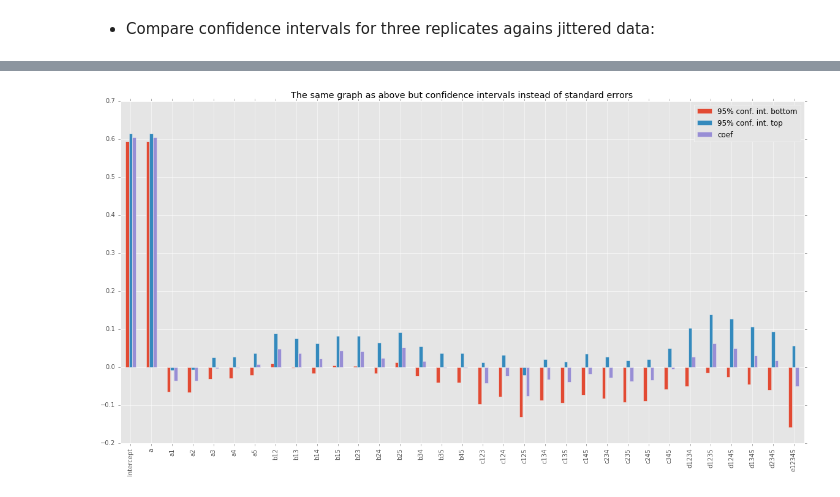
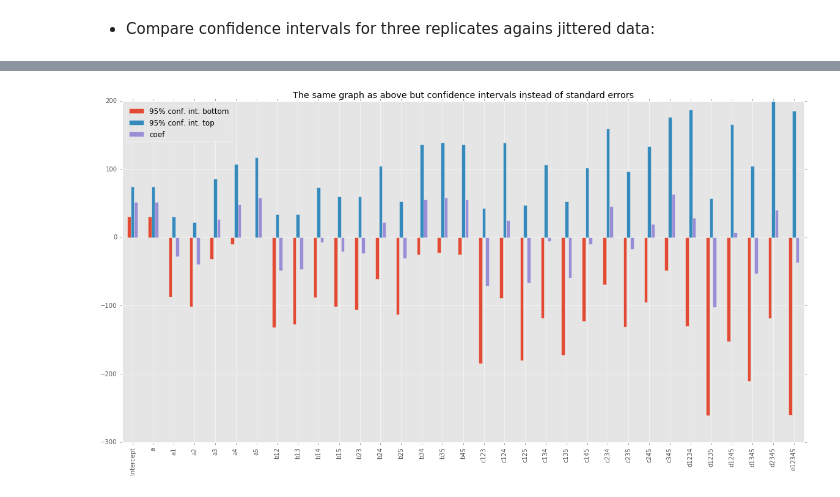
Before and after one commit to gavryushkin/microinteractions, a Jupyter notebook: taylor_lin_fit.ipynb, the cells around one changed output, grey strips where cells are left out. Drawn from its saved outputs; the diff is of its cells as text; code cells hidden in the pictures.

```diff
--- a/taylor_lin_fit.ipynb
+++ b/taylor_lin_fit.ipynb
@@ -26,7 +26,7 @@ matplotlib.style.use('ggplot')
 
 data = pd.read_csv("fitness_summary_all_replicates_parameters.csv", sep="\t")
 data_3 = pd.read_csv("fitness_summary_3_replicates_parameters.csv", sep="\t")
-lm_devtime = smf.ols(formula="development ~ a + a1 + a2 + a3 + a4 + a5 +"
+lm_fecundity = smf.ols(formula="fecundity ~ a + a1 + a2 + a3 + a4 + a5 +"
                      "b12 + b13 + b14 + b15 + b23 + b24 + b25 + b34 + b35 + b45 +"
                      "c123 + c124 + c125 + c134 + c135 + c145 + c234 + c235 + c245 + c345 +"
                      "d1234 + d1235 + d1245 + d1345 + d2345 + e12345", data=data).fit()
@@ -34,6 +34,11 @@ lm_fitness = smf.ols(formula="fitness ~ a + a1 + a2 + a3 + a4 + a5 +"
                      "b12 + b13 + b14 + b15 + b23 + b24 + b25 + b34 + b35 + b45 +"
                      "c123 + c124 + c125 + c134 + c135 + c145 + c234 + c235 + c245 + c345 +"
                      "d1234 + d1235 + d1245 + d1345 + d2345 + e12345", data=data).fit()
+# This one only makes sence if the data includes raw measurements:
+# lm_devtime = smf.ols(formula="development ~ a + a1 + a2 + a3 + a4 + a5 +"
+#                      "b12 + b13 + b14 + b15 + b23 + b24 + b25 + b34 + b35 + b45 +"
+#                      "c123 + c124 + c125 + c134 + c135 + c145 + c234 + c235 + c245 + c345 +"
+#                      "d1234 + d1235 + d1245 + d1345 + d2345 + e12345", data=data).fit()
 lm_3_reps = smf.ols(formula="development ~ a + a1 + a2 + a3 + a4 + a5 +"
                      "b12 + b13 + b14 + b15 + b23 + b24 + b25 + b34 + b35 + b45 +"
                      "c123 + c124 + c125 + c134 + c135 + c145 + c234 + c235 + c245 + c345 +"
@@ -391,43 +435,43 @@ plt.savefig("dev_time_differences_jitter_conf_int_as_bars.pdf")
 # %%
-conf_int_fitness = pd.DataFrame(lm_fitness.conf_int())
-conf_int_fitness[2] = [lm_fitness.params.a,
-                       lm_fitness.params.a,
-                       lm_fitness.params.a1,
-                       lm_fitness.params.a2,
-                       lm_fitness.params.a3,
-                       lm_fitness.params.a4,
-                       lm_fitness.params.a5,
-                       lm_fitness.params.b12,
-                       lm_fitness.params.b13,
-                       lm_fitness.params.b14,
-                       lm_fitness.params.b15,
-                       lm_fitness.params.b23,
-                       lm_fitness.params.b24,
-                       lm_fitness.params.b25,
-                       lm_fitness.params.b34,
-                       lm_fitness.params.b35,
-                       lm_fitness.params.b45,
-                       lm_fitness.params.c123,
-                       lm_fitness.params.c124,
-                       lm_fitness.params.c125,
-                       lm_fitness.params.c134,
-                       lm_fitness.params.c135,
-                       lm_fitness.params.c145,
-                       lm_fitness.params.c234,
-                       lm_fitness.params.c235,
-                       lm_fitness.params.c245,
-                       lm_fitness.params.c345,
-                       lm_fitness.params.d1234,
-                       lm_fitness.params.d1235,
-                       lm_fitness.params.d1245,
-                       lm_fitness.params.d1345,
-                       lm_fitness.params.d2345,
-                       lm_fitness.params.e12345]
-conf_int_fitness.columns = ["95% conf. int. bottom", "95% conf. int. top", "coef"]
-conf_int_fitness["coef"].plot.bar(yerr=lm_devtime.bse, figsize=(20,10), color="b",
-                                  title="From fitness and avarages over 5 replicates")
-plt.savefig("fitness_std_err_as_range.pdf")
-conf_int_fitness.plot.bar(figsize=(20,10), title="The same graph as above but confidence intervals "
+conf_int_fecundity = pd.DataFrame(lm_fecundity.conf_int())
+conf_int_fecundity[2] = [lm_fecundity.params.a,
+                       lm_fecundity.params.a,
+                       lm_fecundity.params.a1,
+                       lm_fecundity.params.a2,
+                       lm_fecundity.params.a3,
+                       lm_fecundity.params.a4,
+                       lm_fecundity.params.a5,
+                       lm_fecundity.params.b12,
+                       lm_fecundity.params.b13,
+                       lm_fecundity.params.b14,
+                       lm_fecundity.params.b15,
+                       lm_fecundity.params.b23,
+                       lm_fecundity.params.b24,
+                       lm_fecundity.params.b25,
+                       lm_fecundity.params.b34,
+                       lm_fecundity.params.b35,
+                       lm_fecundity.params.b45,
+                       lm_fecundity.params.c123,
+                       lm_fecundity.params.c124,
+                       lm_fecundity.params.c125,
+                       lm_fecundity.params.c134,
+                       lm_fecundity.params.c135,
+                       lm_fecundity.params.c145,
+                       lm_fecundity.params.c234,
+                       lm_fecundity.params.c235,
+                       lm_fecundity.params.c245,
+                       lm_fecundity.params.c345,
+                       lm_fecundity.params.d1234,
+                       lm_fecundity.params.d1235,
+                       lm_fecundity.params.d1245,
+                       lm_fecundity.params.d1345,
+                       lm_fecundity.params.d2345,
+                       lm_fecundity.params.e12345]
+conf_int_fecundity.columns = ["95% conf. int. bottom", "95% conf. int. top", "coef"]
+conf_int_fecundity["coef"].plot.bar(yerr=lm_fecundity.bse, figsize=(20,10), color="b",
+                                  title="From fecundity")
+plt.savefig("fecundity_std_err_as_range.pdf")
+conf_int_fecundity.plot.bar(figsize=(20,10), title="The same graph as above but confidence intervals "
                                  "instead of standard errors")
-plt.savefig("fitness_conf_int_as_bars.pdf")
+plt.savefig("fecundity_conf_int_as_bars.pdf")
 # %% [output]
@@ -435 +479 @@ plt.savefig("fitness_conf_int_as_bars.pdf")
-[figure, old version]
+[figure, new version]
```
Also changed, not shown: parts of 19 cells of this notebook.
